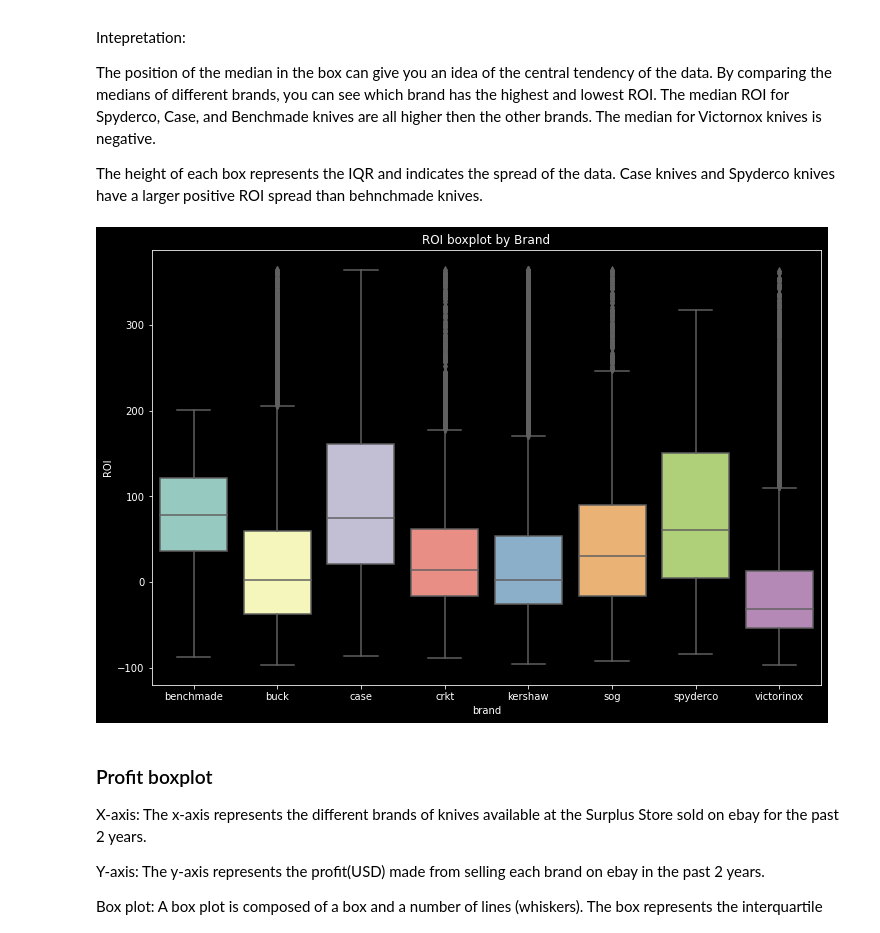
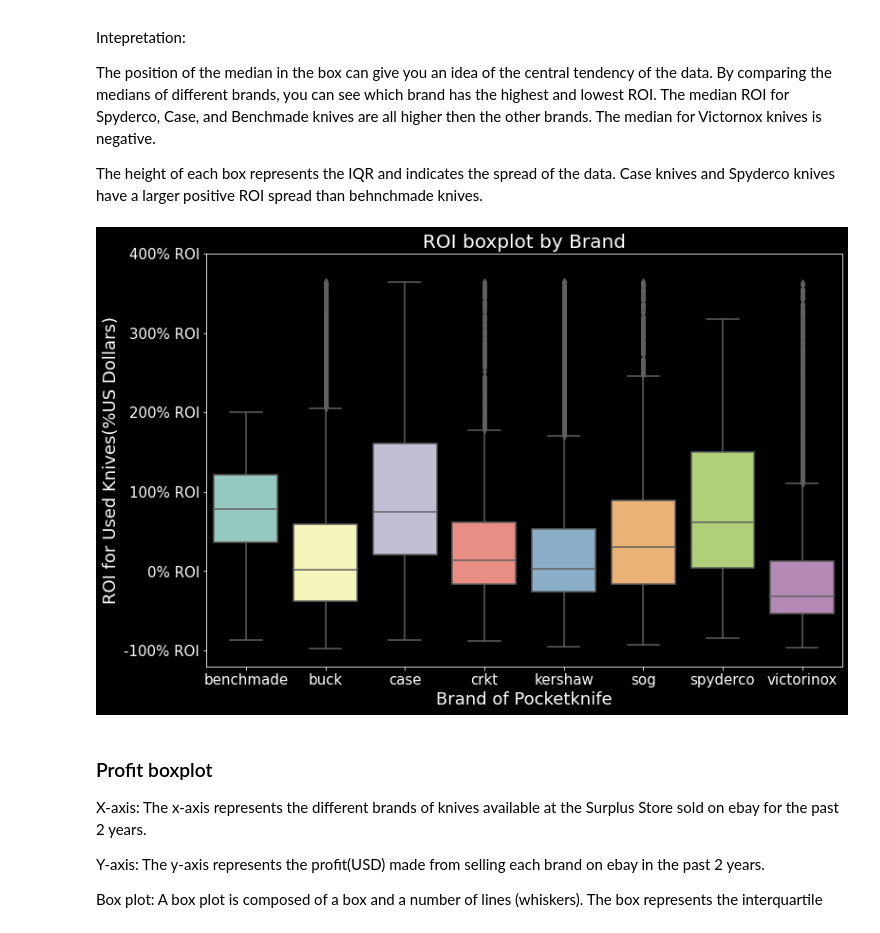
Before and after one commit to ddey117/Neural_Network_Predicting_Reseller_Success_Ebay, a Jupyter notebook: Notebooks/Obtain_Explore_Notebook.ipynb, the cells around one changed output. Cells and saved outputs as stored; diff of their text form; code cells hidden in the pictures.

Commit message:
update labels on graphs

```diff
--- a/Notebooks/Obtain_Explore_Notebook.ipynb
+++ b/Notebooks/Obtain_Explore_Notebook.ipynb
@@ -939,10 +930,24 @@ The height of each box represents the IQR and indicates the spread of the data.
 # %%
 plt.figure(figsize=(12,8))
 sns.boxplot(x= 'brand', y='ROI',data=df)
-plt.title("ROI boxplot by Brand")
+plt.title("ROI boxplot by Brand", fontsize=20)
+
+plt.xlabel('Brand of Pocketknife',
+           fontsize=18)
+
+plt.ylabel('ROI for Used Knives(%US Dollars)',
+           fontsize=18)
+
+plt.xticks(fontsize=15)
+plt.yticks(list(range(-100,500,100)),
+           ['-100% ROI','0% ROI',
+            '100% ROI','200% ROI',
+            '300% ROI','400% ROI'],
+            fontsize=15)
+
 plt.show();
 # %% [output]
-[figure, old version]
+[figure, new version]
 # %% [markdown]
 ### Profit boxplot
 
```
Also changed, not shown: parts of 14 cells of this notebook, 8 other files.
